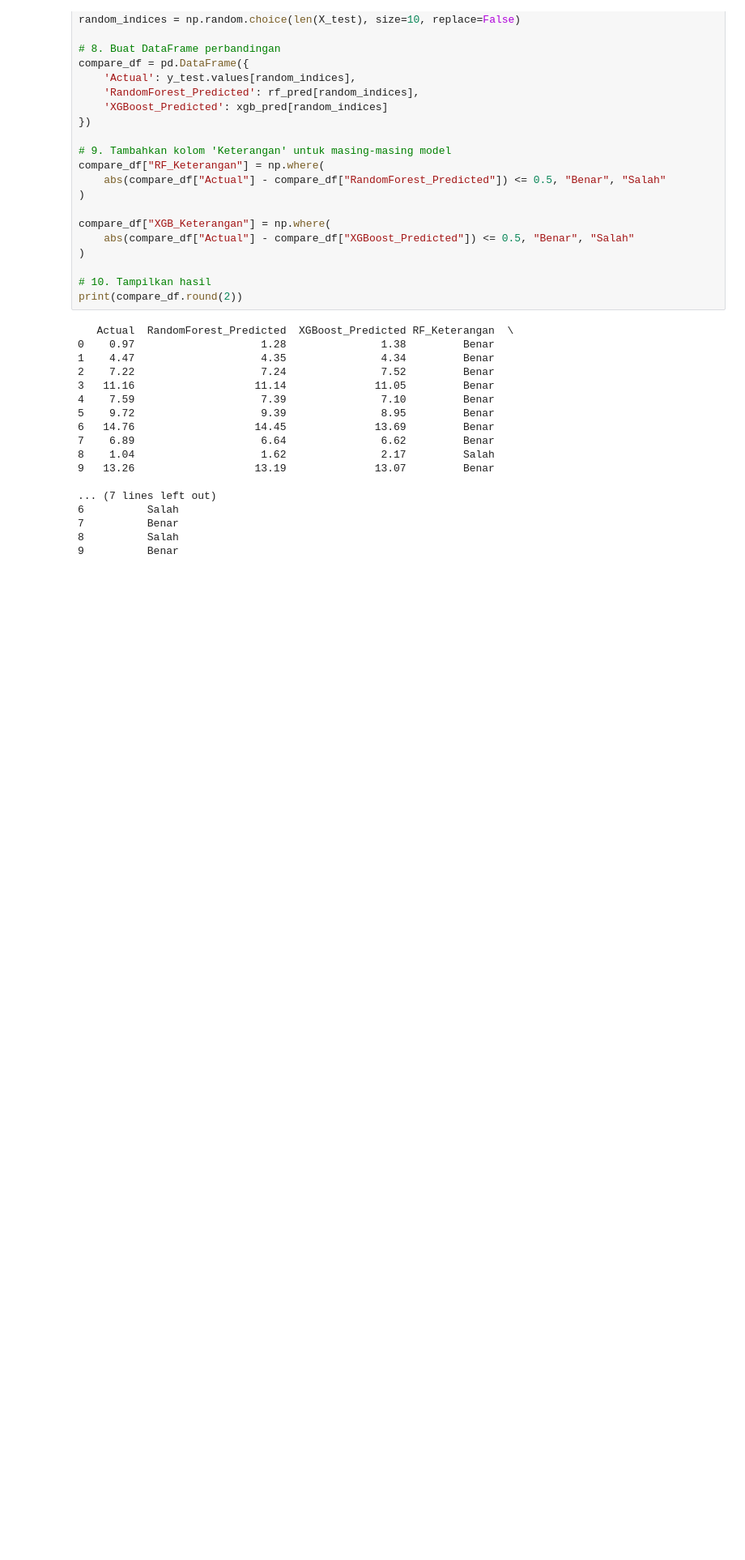
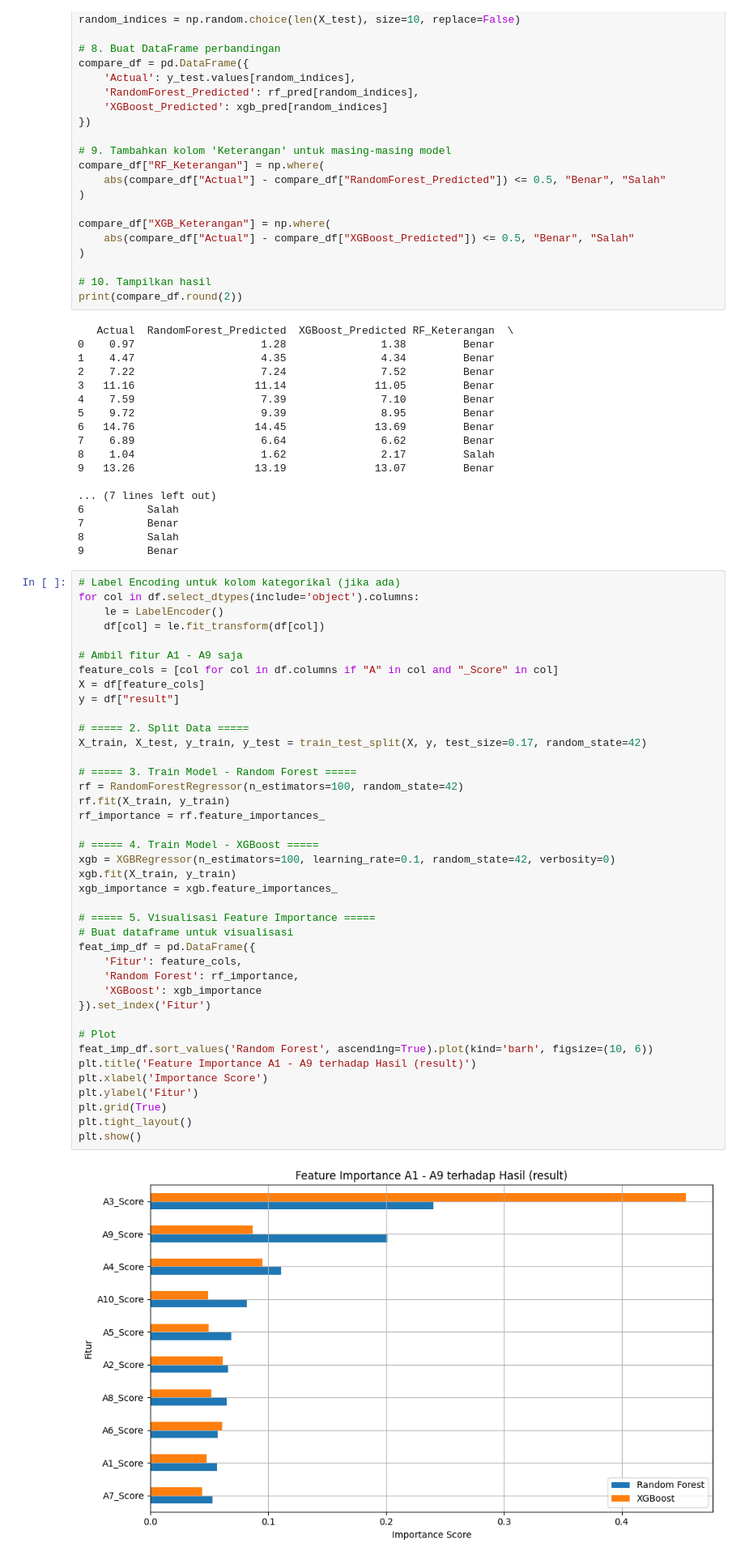
Before and after one commit to 0Sensei2/Data-Mining, a Jupyter notebook: Prediksi_Regresi_dan_Klasifikasi.ipynb, the cells around one changed output. Shown at 81% size. Cells and saved outputs as stored; diff of their text form; blank space fills up the shorter version.

```diff
--- a/Prediksi_Regresi_dan_Klasifikasi.ipynb
+++ b/Prediksi_Regresi_dan_Klasifikasi.ipynb
@@ -274,3 +274,45 @@ print(compare_df.round(2))
 7          Benar
 8          Salah
 9          Benar
+# %%
+# Label Encoding untuk kolom kategorikal (jika ada)
+for col in df.select_dtypes(include='object').columns:
+    le = LabelEncoder()
+    df[col] = le.fit_transform(df[col])
+
+# Ambil fitur A1 - A9 saja
+feature_cols = [col for col in df.columns if "A" in col and "_Score" in col]
+X = df[feature_cols]
+y = df["result"]
+
+# ===== 2. Split Data =====
+X_train, X_test, y_train, y_test = train_test_split(X, y, test_size=0.17, random_state=42)
+
+# ===== 3. Train Model - Random Forest =====
+rf = RandomForestRegressor(n_estimators=100, random_state=42)
+rf.fit(X_train, y_train)
+rf_importance = rf.feature_importances_
+
+# ===== 4. Train Model - XGBoost =====
+xgb = XGBRegressor(n_estimators=100, learning_rate=0.1, random_state=42, verbosity=0)
+xgb.fit(X_train, y_train)
+xgb_importance = xgb.feature_importances_
+
+# ===== 5. Visualisasi Feature Importance =====
+# Buat dataframe untuk visualisasi
+feat_imp_df = pd.DataFrame({
+    'Fitur': feature_cols,
+    'Random Forest': rf_importance,
+    'XGBoost': xgb_importance
+}).set_index('Fitur')
+
+# Plot
+feat_imp_df.sort_values('Random Forest', ascending=True).plot(kind='barh', figsize=(10, 6))
+plt.title('Feature Importance A1 - A9 terhadap Hasil (result)')
+plt.xlabel('Importance Score')
+plt.ylabel('Fitur')
+plt.grid(True)
+plt.tight_layout()
+plt.show()
+# %% [output]
+[figure, added]
```
